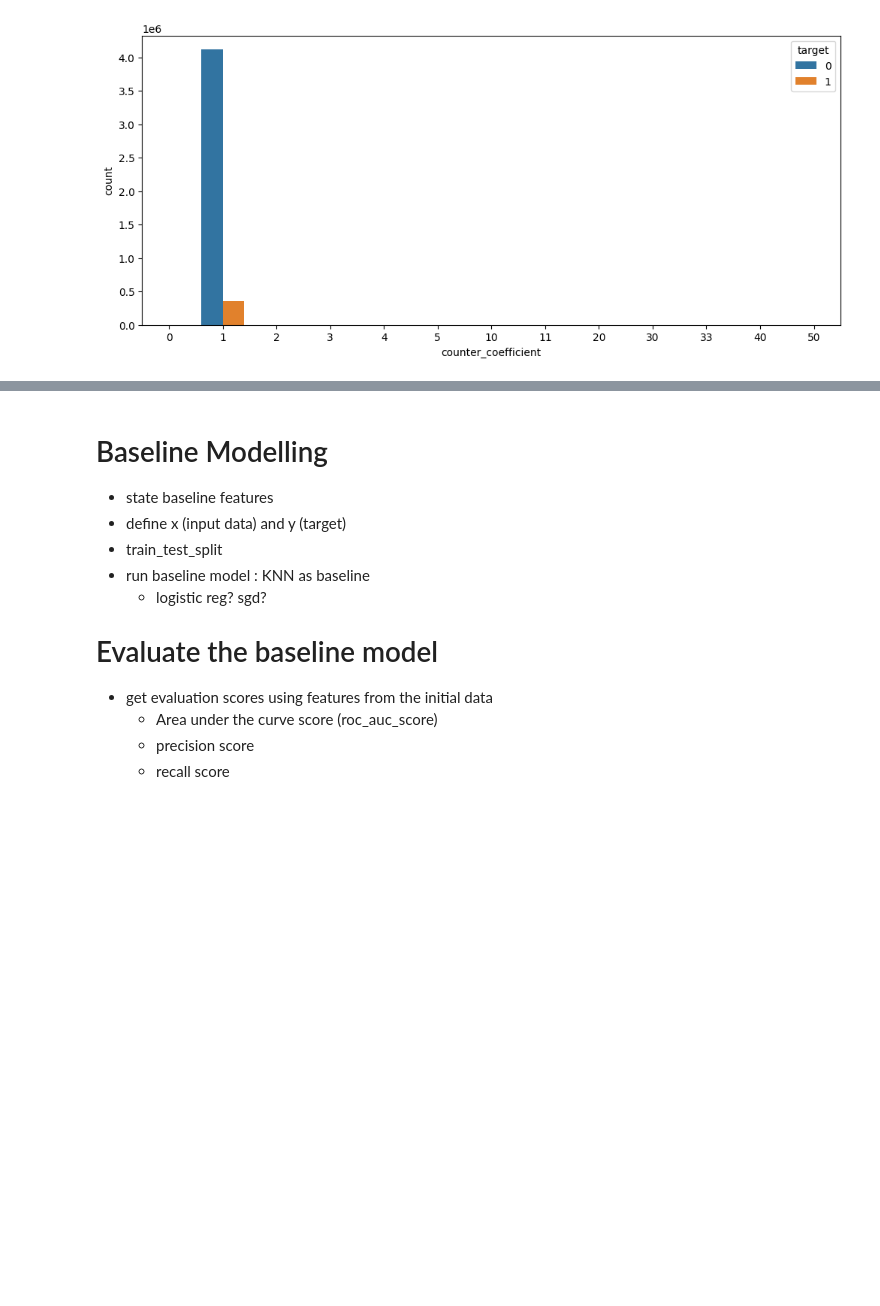
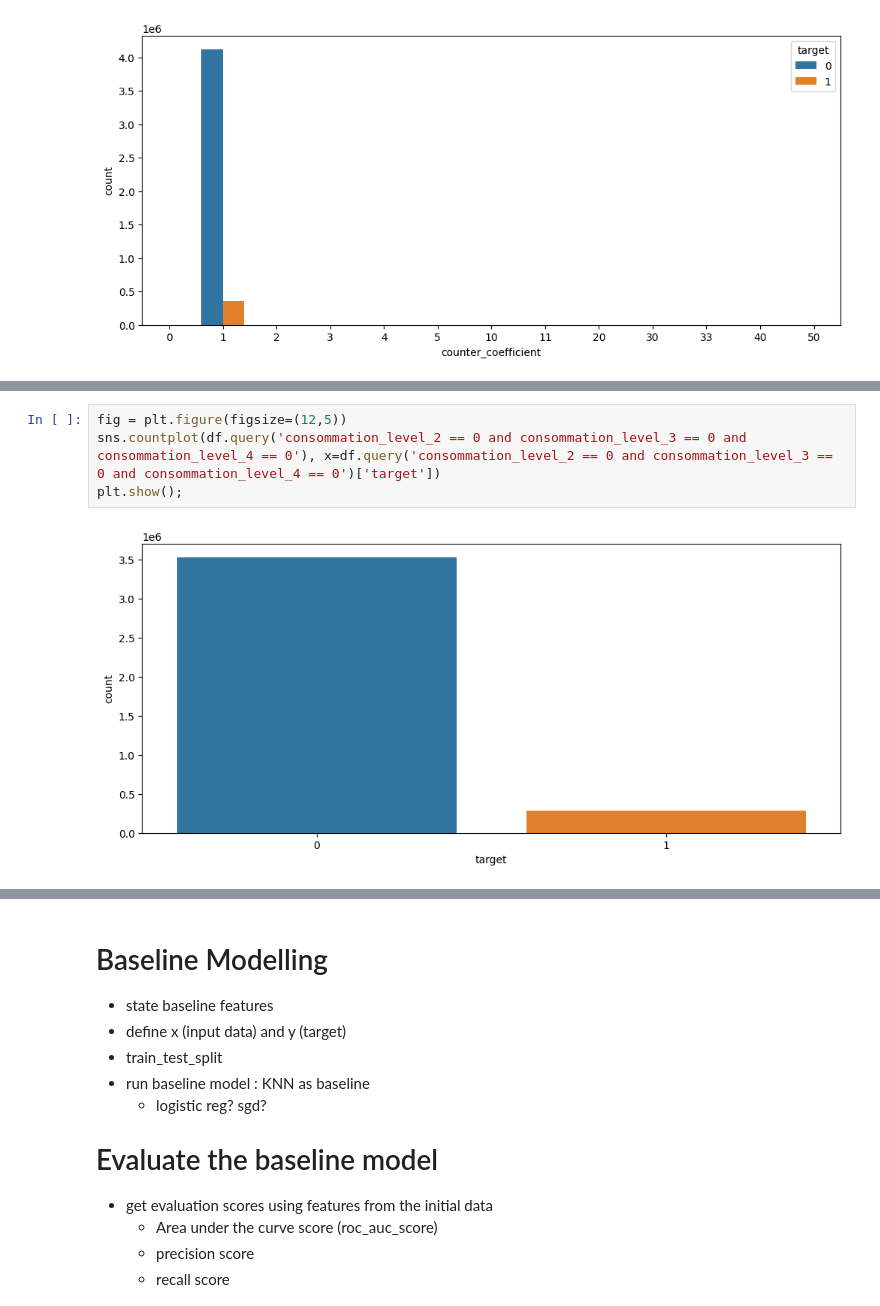
Before and after one commit to Cazta/fraud_detection_electricity_company, a Jupyter notebook: fraud_data_modeling_baseline.ipynb, the cells around one changed output, grey strips where cells are left out. Cells and saved outputs as stored; diff of their text form; blank space fills up the shorter version.

```diff
--- a/fraud_data_modeling_baseline.ipynb
+++ b/fraud_data_modeling_baseline.ipynb
@@ -238,0 +284,6 @@ for i in cat_features:
+# %%
+fig = plt.figure(figsize=(12,5))
+sns.countplot(df.query('consommation_level_2 == 0 and consommation_level_3 == 0 and consommation_level_4 == 0'), x=df.query('consommation_level_2 == 0 and consommation_level_3 == 0 and consommation_level_4 == 0')['target'])
+plt.show();
+# %% [output]
+[figure, added]
```
Also changed, not shown: parts of 14 cells of this notebook.
